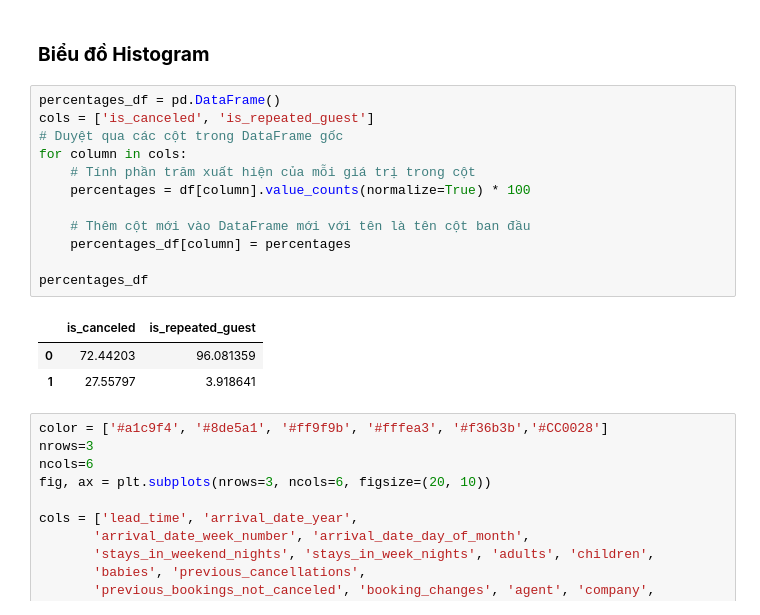
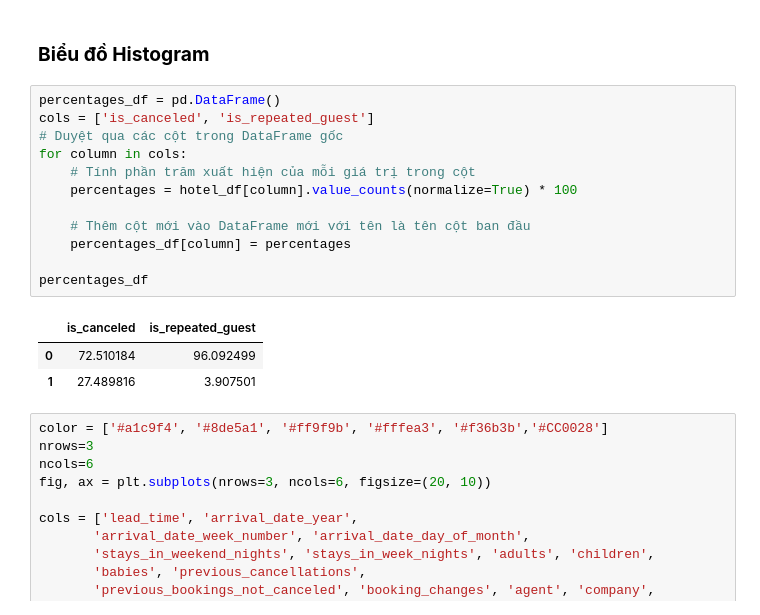
Before and after one commit to kolee1902/Data_Visualization_DoAnQuanHoa, a Jupyter notebook: Hotel_Booking.ipynb, the cells around one changed output. Drawn from its saved outputs; the diff is of its cells as text.

```diff
--- a/Hotel_Booking.ipynb
+++ b/Hotel_Booking.ipynb
@@ -191,19 +191,19 @@ num_col_dist_df
 # %%
 percentages_df = pd.DataFrame()
 cols = ['is_canceled', 'is_repeated_guest']
 # Duyệt qua các cột trong DataFrame gốc
 for column in cols:
     # Tính phần trăm xuất hiện của mỗi giá trị trong cột
-    percentages = df[column].value_counts(normalize=True) * 100
+    percentages = hotel_df[column].value_counts(normalize=True) * 100
 
     # Thêm cột mới vào DataFrame mới với tên là tên cột ban đầu
     percentages_df[column] = percentages
 
 percentages_df
 # %% [output]
 |  | is_canceled | is_repeated_guest |
-| 0 | 72.44203 | 96.081359 |
-| 1 | 27.55797 | 3.918641 |
+| 0 | 72.510184 | 96.092499 |
+| 1 | 27.489816 | 3.907501 |
 # %%
 color = ['#a1c9f4', '#8de5a1', '#ff9f9b', '#fffea3', '#f36b3b','#CC0028']
 nrows=3
```
Also changed, not shown: parts of 11 cells of this notebook.
